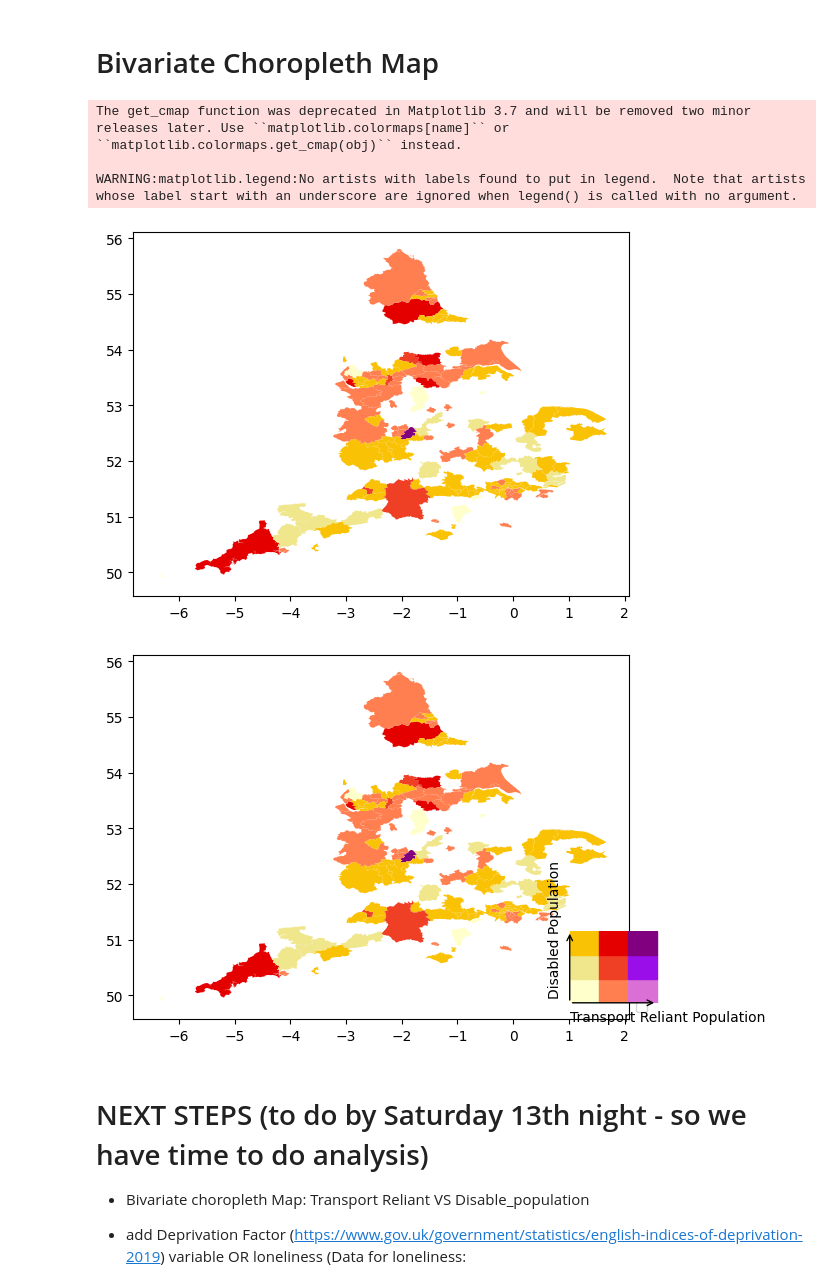
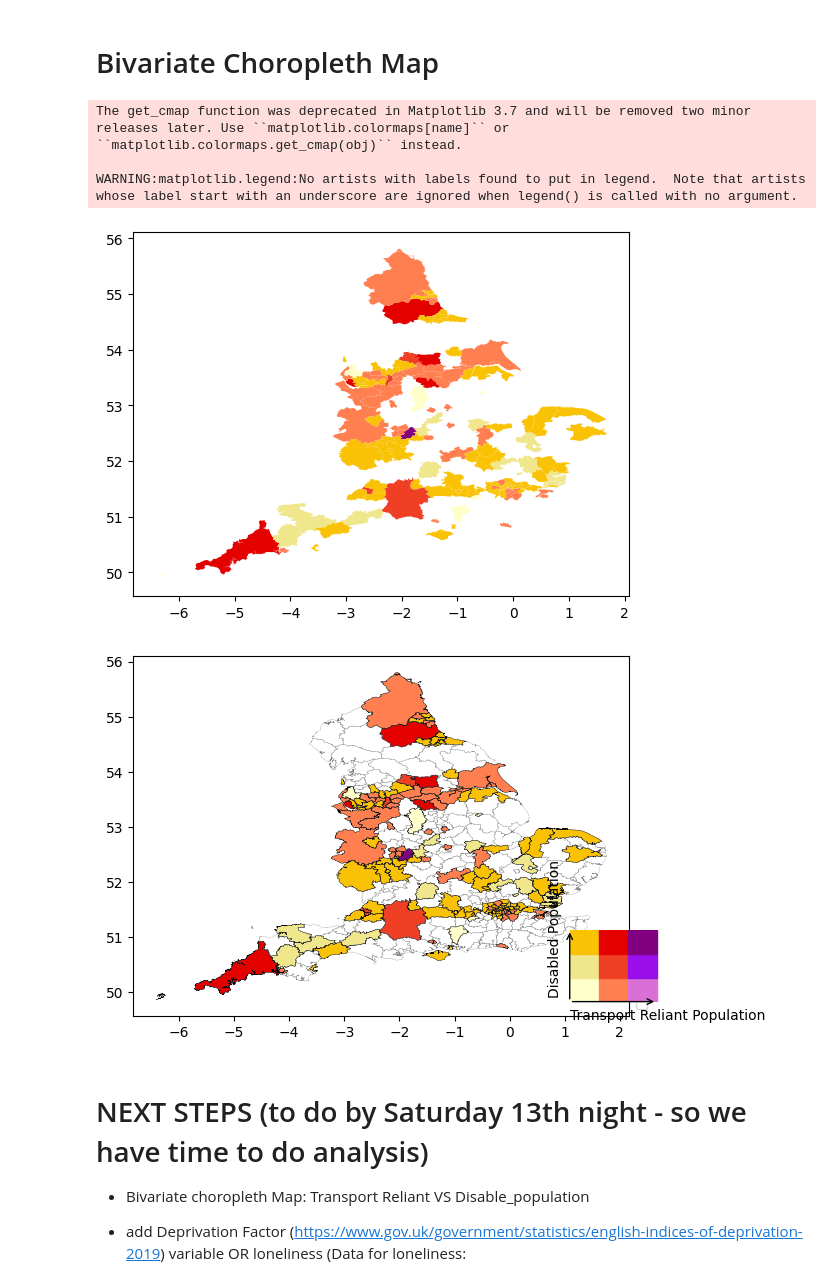
Before and after one commit to bofeng2268/qm2, a Jupyter notebook: analysis_plot_1.ipynb, the cells around one changed output. Drawn from its saved outputs; the diff is of its cells as text; code cells hidden in the pictures.

```diff
--- a/analysis_plot_1.ipynb
+++ b/analysis_plot_1.ipynb
@@ -771,34 +807,39 @@ color_set = color_sets['yellow-red-purple']
 transport_norm = ((merged_geo_data['Transport_reliant_population'] - merged_geo_data['Transport_reliant_population'].min()) / (merged_geo_data['Transport_reliant_population'].max() - merged_geo_data['Transport_reliant_population'].min()) * 8).astype(int)
 disabled_norm = ((merged_geo_data['Disable_population'] - merged_geo_data['Disable_population'].min()) / (merged_geo_data['Disable_population'].max() - merged_geo_data['Disable_population'].min()) * 8).astype(int)
 
 # Calculate colors for each area
 colors = [color_set[max(transport_norm.iloc[i], disabled_norm.iloc[i])] for i in range(len(merged_geo_data))]
 
 # Plot the geometry
 merged_geo_data['geometry'].plot(ax=ax, color=colors)
 
 # Add legend
 ax2 = fig.add_axes([0.8, 0.15, 0.15, 0.15])
 for i in range(3):
     for j in range(3):
         ax2.axvspan(xmin=i/3, xmax=(i+1)/3, ymin=j/3, ymax=(j+1)/3, alpha=1, color=color_set[i*3+j])
 
 ax2.tick_params(axis='both', which='both', length=0)
 ax2.axis('off')
 ax2.annotate("", xy=(0, 1), xytext=(0, 0), arrowprops=dict(arrowstyle="->", lw=1))
 ax2.annotate("", xy=(1, 0), xytext=(0, 0), arrowprops=dict(arrowstyle="->", lw=1))
 ax2.text(s='Transport Reliant Population', x=0, y=-0.25)
 ax2.text(s='Disabled Population', x=-0.25, y=0.1, rotation=90)
 legend = ax.legend(loc='lower left', bbox_to_anchor=(1, 0))
 
+geo_df.boundary.plot(ax=ax, edgecolor='gray', linewidth=0.25, linestyle='--')
+merged_geo_data.boundary.plot(ax=ax, edgecolor='black', linewidth=0.25)
+
+
+
 # Show the plot
 plt.show()
 # %% [output]
 The get_cmap function was deprecated in Matplotlib 3.7 and will be removed two minor releases later. Use ``matplotlib.colormaps[name]`` or ``matplotlib.colormaps.get_cmap(obj)`` instead.
 
 WARNING:matplotlib.legend:No artists with labels found to put in legend.  Note that artists whose label start with an underscore are ignored when legend() is called with no argument.
 [figure]
-[figure, old version]
+[figure, new version]
 # %% [markdown]
 # NEXT STEPS (to do by Saturday 13th night - so we have time to do analysis)
 - Bivariate choropleth Map: Transport Reliant VS Disable_population
```
Also changed, not shown: parts of 1 cell of this notebook.
